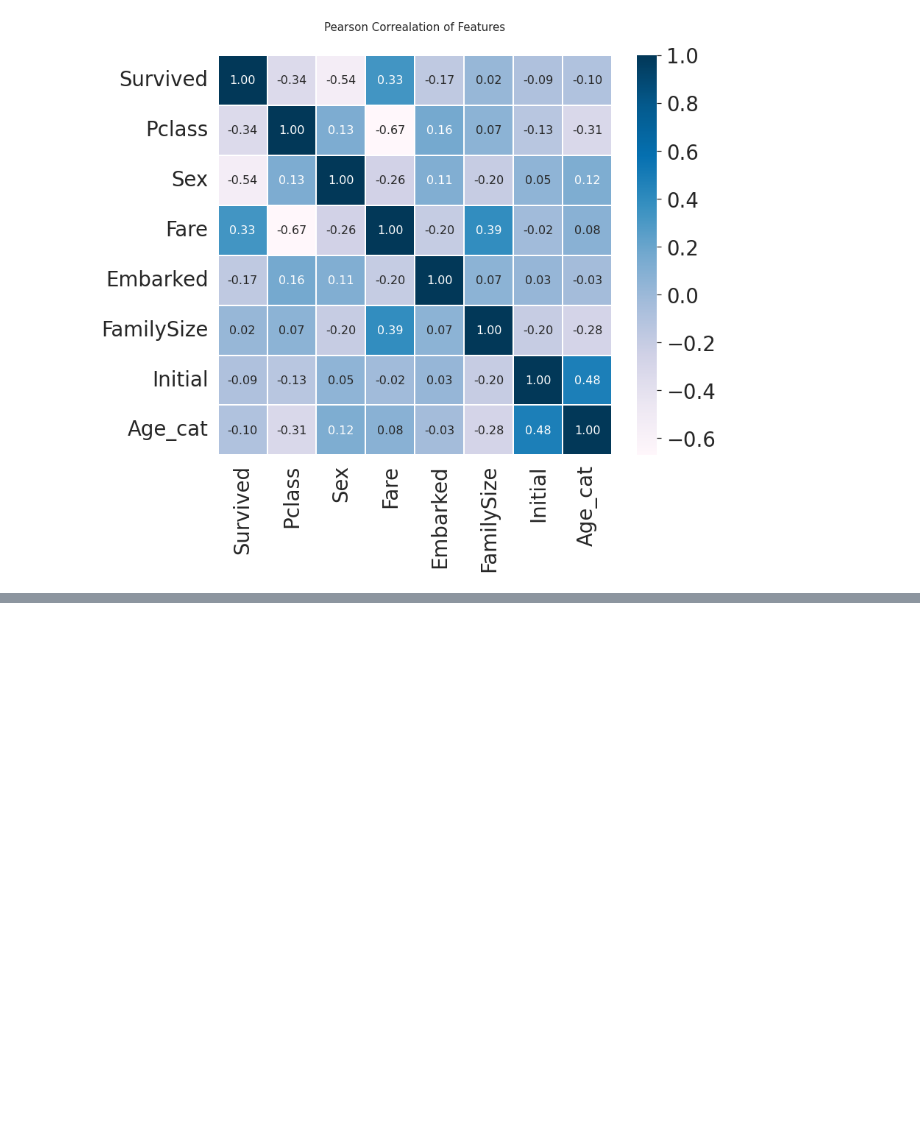
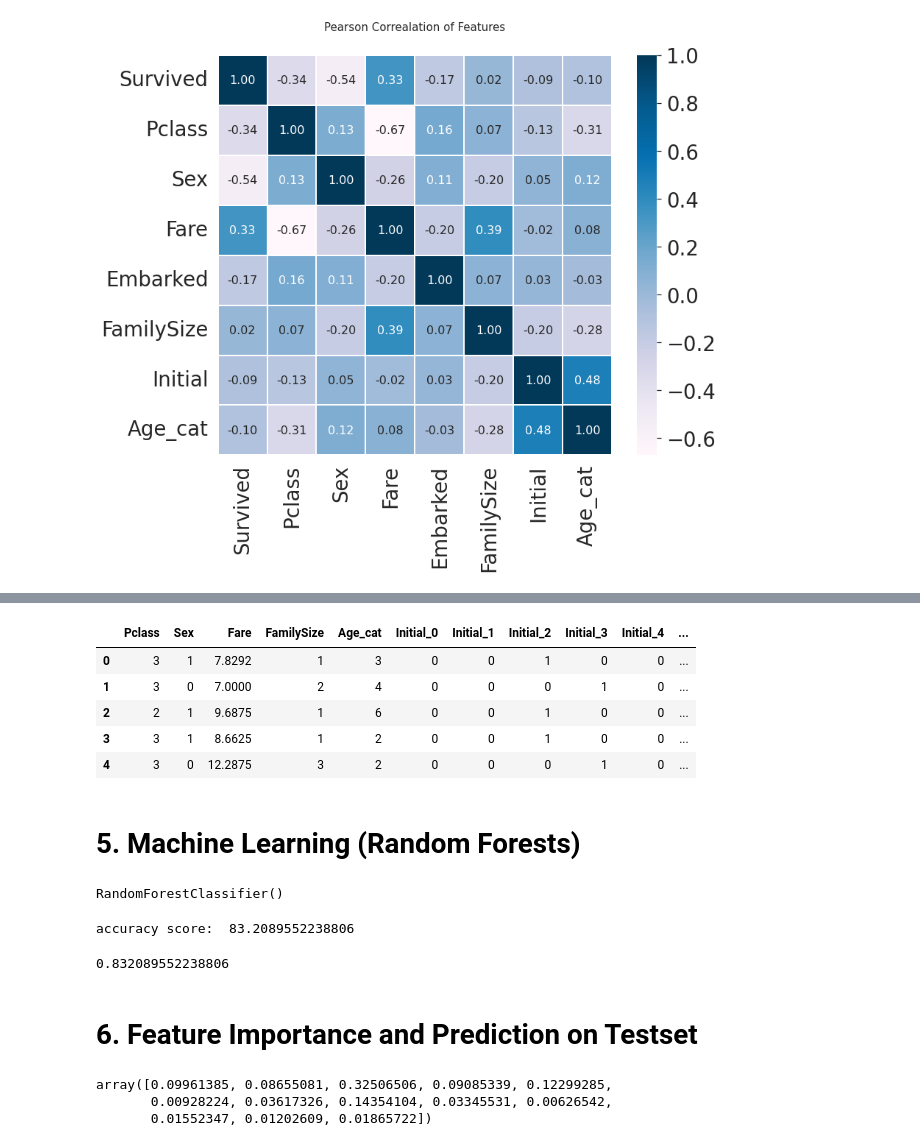
Before and after one commit to ychoi1001/Kaggle, a Jupyter notebook: titanic-data-science.ipynb, the cells around one changed output, grey strips where cells are left out. Saved outputs shown, nothing was run; the diff lists cells and outputs as text; code cells hidden in the pictures; blank space fills up the shorter version.

```diff
--- a/titanic-data-science.ipynb
+++ b/titanic-data-science.ipynb
@@ -569,6 +571,8 @@ def category_age(x):
         return 7
 # %%
 df_train['Age_cat_2'] = df_train['Age'].apply(category_age)
+# %%
+df_test['Age_cat'] = df_test['Age'].apply(category_age)
 # %%
 (df_train['Age_cat'] == df_train['Age_cat_2']).all()
 # %% [output]
@@ -638,0 +647,2 @@ sns.heatmap(heatmap_data.astype(float).corr(), linewidths=0.1, vmax=1.0,
+# %%
+df_test = pd.get_dummies(df_test, columns=['Initial'], prefix='Initial')
@@ -638,0 +664,11 @@ sns.heatmap(heatmap_data.astype(float).corr(), linewidths=0.1, vmax=1.0,
+# %%
+df_test.head()
+# %% [output]
+|  | Pclass | Sex | Fare | FamilySize | Age_cat | Initial_0 | Initial_1 | Initial_2 | Initial_3 | Initial_4 | ... |
+| 0 | 3 | 1 | 7.8292 | 1 | 3 | 0 | 0 | 1 | 0 | 0 | ... |
+| 1 | 3 | 0 | 7.0000 | 2 | 4 | 0 | 0 | 0 | 1 | 0 | ... |
+| 2 | 2 | 1 | 9.6875 | 1 | 6 | 0 | 0 | 1 | 0 | 0 | ... |
+| 3 | 3 | 1 | 8.6625 | 1 | 2 | 0 | 0 | 1 | 0 | 0 | ... |
+| 4 | 3 | 0 | 12.2875 | 3 | 2 | 0 | 0 | 0 | 1 | 0 | ... |
+# %% [markdown]
+# 5. Machine Learning (Random Forests)
@@ -638,0 +685,5 @@ sns.heatmap(heatmap_data.astype(float).corr(), linewidths=0.1, vmax=1.0,
+# %%
+model = RandomForestClassifier()
+model.fit(X_tr, y_tr)
+# %% [output]
+RandomForestClassifier()
@@ -638,0 +692,16 @@ sns.heatmap(heatmap_data.astype(float).corr(), linewidths=0.1, vmax=1.0,
+# %%
+print("accuracy score: ", 100*metrics.accuracy_score(prediction, y_vld))
+# %% [output]
+accuracy score:  83.2089552238806
+# %%
+(prediction == y_vld).sum()/prediction.shape[0]
+# %% [output]
+0.832089552238806
+# %% [markdown]
+# 6. Feature Importance and Prediction on Testset
+# %%
+model.feature_importances_
+# %% [output]
+array([0.09961385, 0.08655081, 0.32506506, 0.09085339, 0.12299285,
+       0.00928224, 0.03617326, 0.14354104, 0.03345531, 0.00626542,
+       0.01552347, 0.01202609, 0.01865722])
```
Also changed, not shown: parts of 19 cells of this notebook.
